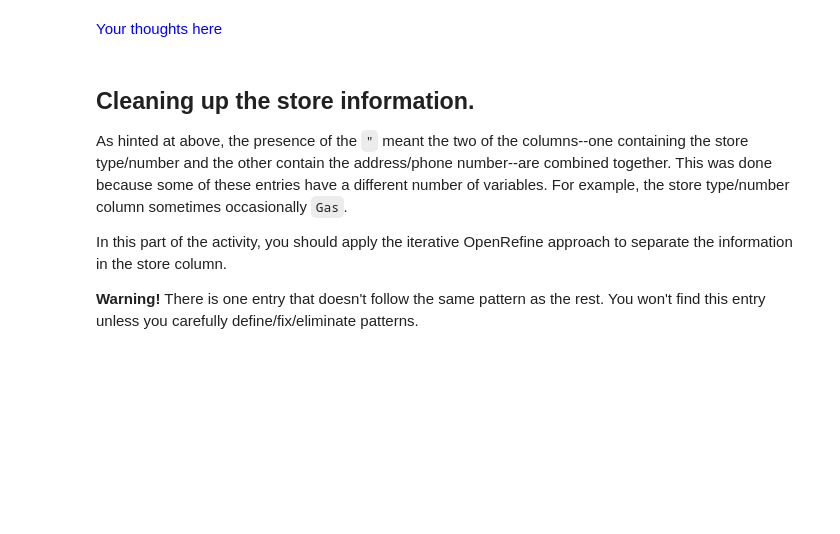
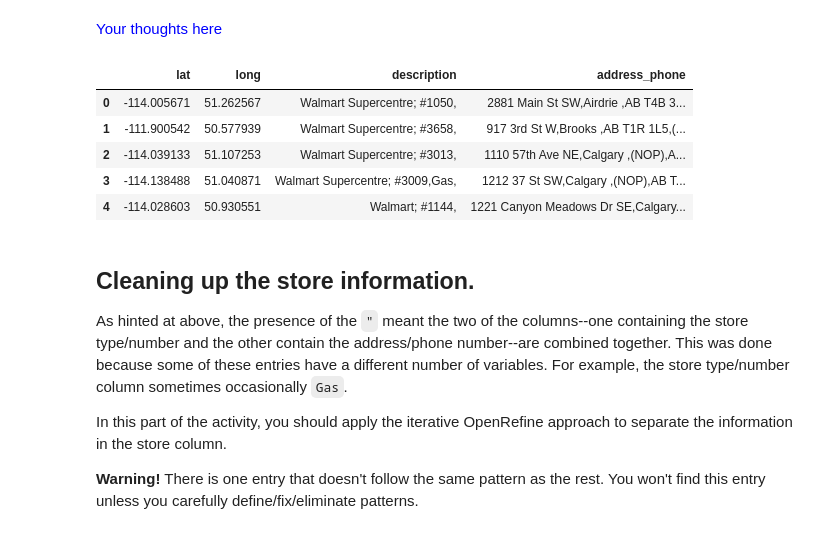
Before and after one commit to LukeCoelho/act4_1_cleaning_up_walmart_data, a Jupyter notebook: act4_1_cleaning_walmart_location_data.ipynb, the cells around one changed output. Saved outputs shown, nothing was run; the diff lists cells and outputs as text; code cells hidden in the pictures; blank space fills up the shorter version.

```diff
--- a/act4_1_cleaning_walmart_location_data.ipynb
+++ b/act4_1_cleaning_walmart_location_data.ipynb
@@ -26,7 +52,17 @@ help(pd.read_csv) # This might help!
 # %% [markdown]
 <font color="blue"> Your thoughts here </font>
 # %%
-#Your code here
+walmart = pd.read_csv("./data/Walmart_United_States_&_Canada.csv",
+                      names = ["lat", "long", "description", "address_phone"]
+                     )
+walmart.head()
+# %% [output]
+|  | lat | long | description | address_phone |
+| 0 | -114.005671 | 51.262567 | Walmart Supercentre; #1050, | 2881 Main St SW,Airdrie ,AB T4B 3... |
+| 1 | -111.900542 | 50.577939 | Walmart Supercentre; #3658, | 917 3rd St W,Brooks ,AB T1R 1L5,(... |
+| 2 | -114.039133 | 51.107253 | Walmart Supercentre; #3013, | 1110 57th Ave NE,Calgary ,(NOP),A... |
+| 3 | -114.138488 | 51.040871 | Walmart Supercentre; #3009,Gas, | 1212 37 St SW,Calgary ,(NOP),AB T... |
+| 4 | -114.028603 | 50.930551 | Walmart; #1144, | 1221 Canyon Meadows Dr SE,Calgary... |
 # %% [markdown]
 ## Cleaning up the store information.
 
```
Also changed, not shown: parts of 6 cells of this notebook.
